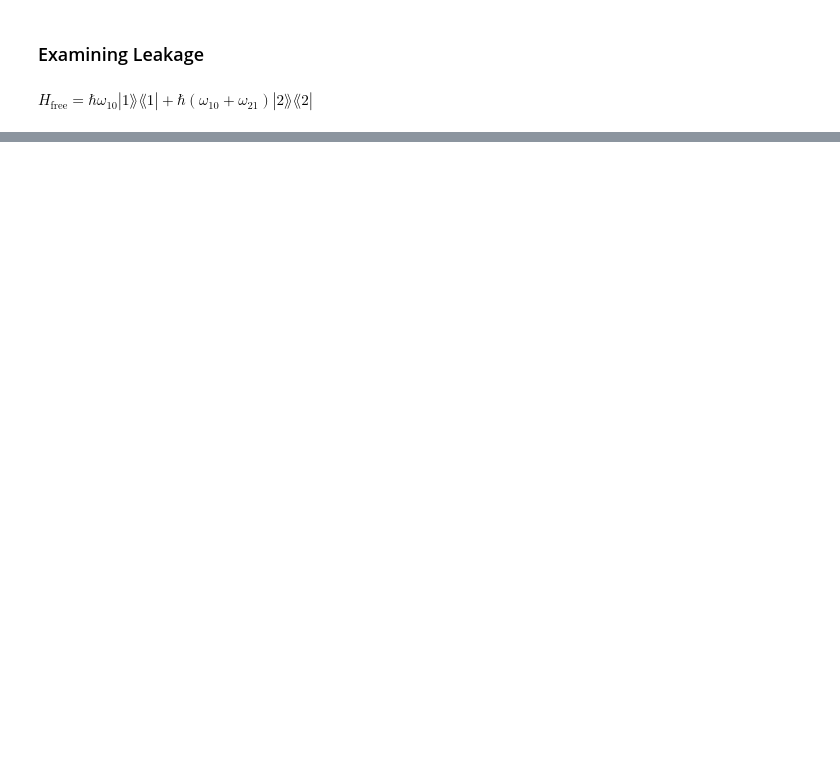
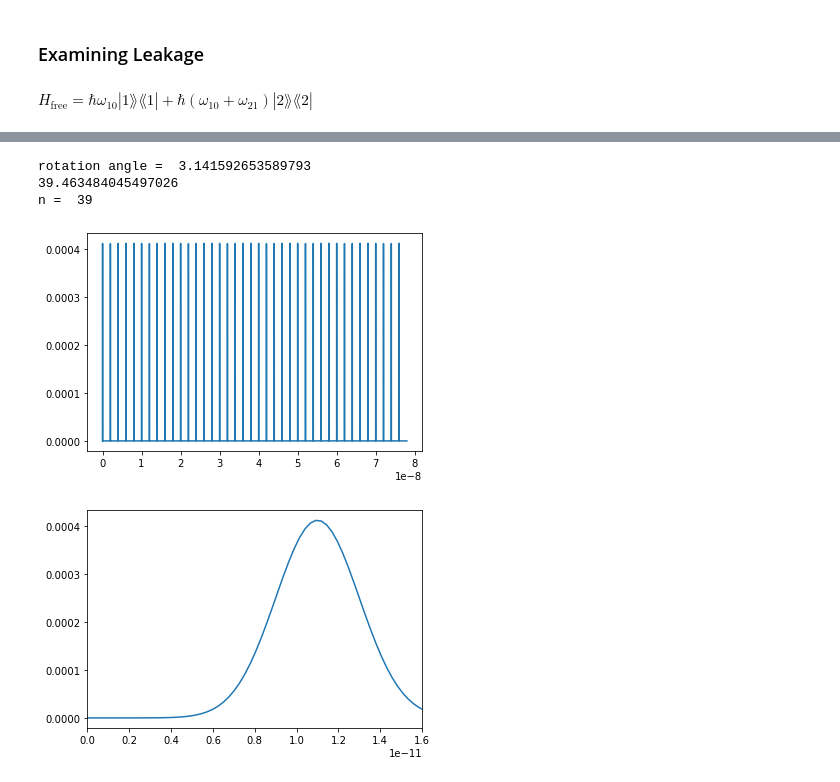
Before and after one commit to LeonG69/MRes, a Jupyter notebook: Digital_fluxonium_control.ipynb, the cells around one changed output, grey strips where cells are left out. Drawn from its saved outputs; the diff is of its cells as text; code cells hidden in the pictures; blank space fills up the shorter version.

```diff
--- a/Digital_fluxonium_control.ipynb
+++ b/Digital_fluxonium_control.ipynb
@@ -99,6 +99,8 @@ print("rotation angle = ",theta)
 print(theta/delta_theta)
 n = round(theta/(delta_theta))
 print("n = ", n)
+
+n_steps = 3e5
 
 t,pulse = normal_sfq(n,t_delay,pulse_width,T_sep,n_steps)
 pulse_func = sp.interp1d(t,pulse,fill_value = "extrapolate")
@@ -189,0 +194,6 @@ b.render()
+# %%
+n_skip = 300
+sx = exp_x[::n_skip]
+sy = exp_y[::n_skip]
+sz = exp_z[::n_skip]
+print(len(sx))
@@ -189,0 +202,9 @@ b.render()
+# %%
+b = qutip.Bloch()
+b.vector_color = ['r']
+b.view = [-40, 30]
+for i in range(len(sx)):
+    b.clear()
+    #b.add_vectors([np.sin(theta), 0, np.cos(theta)])
+    b.add_points([sx[:i+1], sy[:i+1], sz[:i+1]], meth='l')
+    b.save(dirc='temp')  # saving images to temp directory in current working directory
@@ -351,0 +429,38 @@ Quantum object: dims = [[3], [1]], shape = (3, 1), type = ket\begin{equation*}\l
+# %%
+theta = np.pi #rotation angle
+print("rotation angle = ",theta)
+
+#n = round(np.pi/(2*delta_theta)) # for a pi/2 rotation about the y axis
+print(theta/delta_theta)
+n = round(theta/(delta_theta))
+#n = 27
+print("n = ", n)
+
+n_steps = 3e5
+
+t,pulse = normal_sfq(n,t_delay,pulse_width,T_sep,n_steps)
+pulse_func = sp.interp1d(t,pulse,fill_value = "extrapolate")
+
+#plt.plot(t,pulse)
+plt.plot(t,pulse_func(t))
+plt.show()
+
+#plt.plot(t,pulse)
+plt.plot(t,pulse_func(t))
+plt.xlim(0,t_delay + 3*pulse_width)
+plt.show()
+
+def H1_coeffs(t,args):
+    return pulse_func(t)
+
+H = [H_free,[H_sfq,H1_coeffs]]
+
+psi0 = basis(3, 0)
+
+result = sesolve(H, psi0, t,progress_bar=True)
+# %% [output]
+rotation angle =  3.141592653589793
+39.463484045497026
+n =  39
+[figure, added]
+[figure, added]
```
Also changed, not shown: parts of 26 cells of this notebook.
